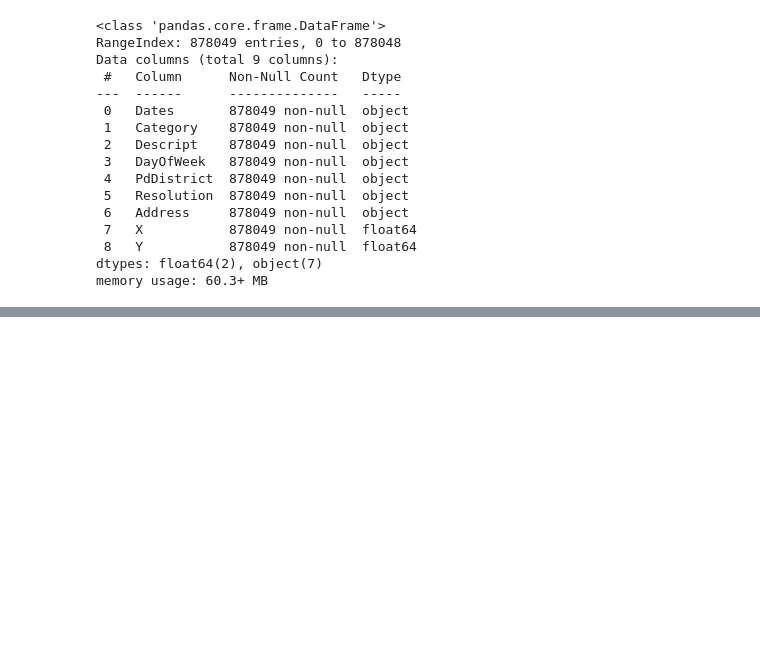
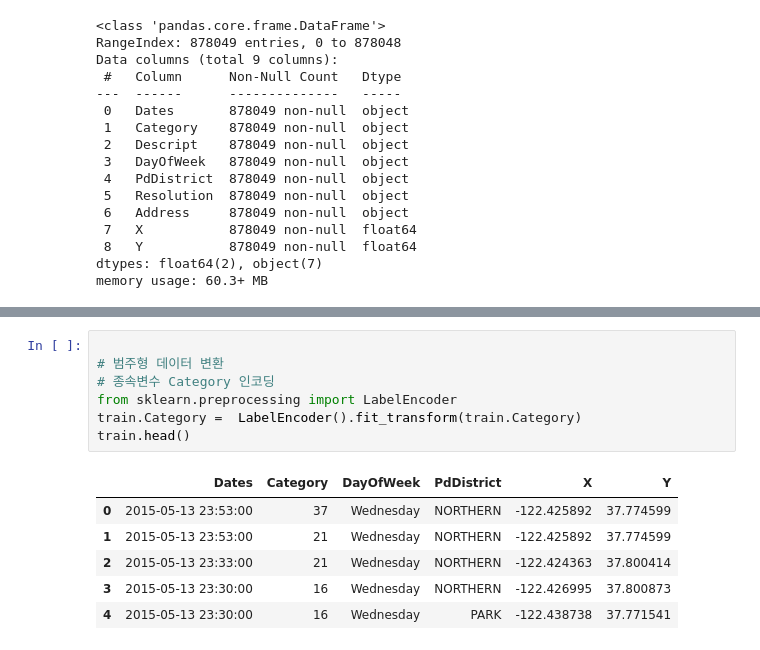
Before and after one commit to carookim/Python, a Jupyter notebook: pandas-data-analysis/part7/7.6.review3 copy.ipynb, the cells around one changed output, grey strips where cells are left out. Cells and saved outputs as stored; diff of their text form; blank space fills up the shorter version.

```diff
--- a/pandas-data-analysis/part7/7.6.review3 copy.ipynb
+++ b/pandas-data-analysis/part7/7.6.review3 copy.ipynb
@@ -549,0 +50,14 @@ print(c)
+# %%
+
+# 범주형 데이터 변환
+# 종속변수 Category 인코딩
+from sklearn.preprocessing import LabelEncoder
+train.Category =  LabelEncoder().fit_transform(train.Category)
+train.head()
+# %% [output]
+|  | Dates | Category | DayOfWeek | PdDistrict | X | Y |
+| 0 | 2015-05-13 23:53:00 | 37 | Wednesday | NORTHERN | -122.425892 | 37.774599 |
+| 1 | 2015-05-13 23:53:00 | 21 | Wednesday | NORTHERN | -122.425892 | 37.774599 |
+| 2 | 2015-05-13 23:33:00 | 21 | Wednesday | NORTHERN | -122.424363 | 37.800414 |
+| 3 | 2015-05-13 23:30:00 | 16 | Wednesday | NORTHERN | -122.426995 | 37.800873 |
+| 4 | 2015-05-13 23:30:00 | 16 | Wednesday | PARK | -122.438738 | 37.771541 |
```
Also changed, not shown: parts of 58 cells of this notebook, 11 other files.
